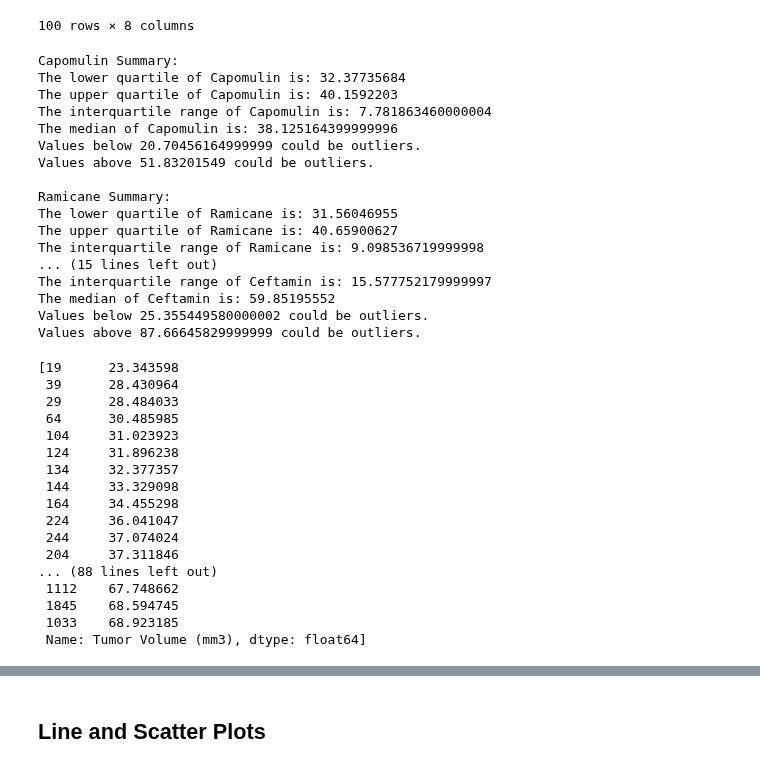
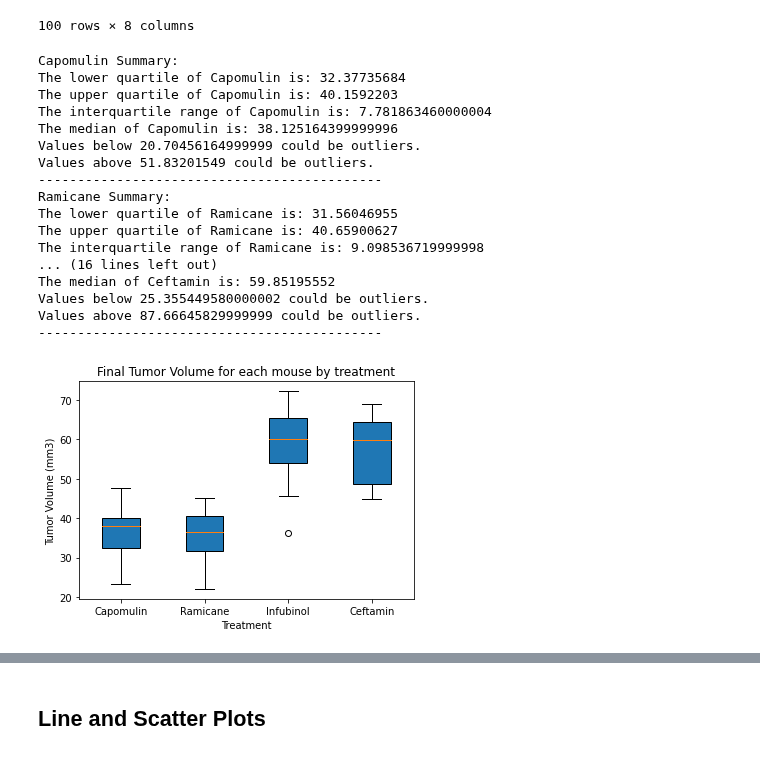
Before and after one commit to LP-116/matplotlib-challenge, a Jupyter notebook: pymaceuticals_starter.ipynb, the cells around one changed output, grey strips where cells are left out. Drawn from its saved outputs; the diff is of its cells as text; code cells hidden in the pictures.

```diff
--- a/pymaceuticals_starter.ipynb
+++ b/pymaceuticals_starter.ipynb
@@ -327,7 +327,7 @@ for drug in treatments:
     upper_bound = upperq + (1.5*iqr)
     print(f"Values below {lower_bound} could be outliers.")
     print(f"Values above {upper_bound} could be outliers.")
-    print(f" ")
+    print(f"-------------------------------------------- ")
 # %% [output]
 Capomulin Summary:
 The lower quartile of Capomulin is: 32.37735684
@@ -336,35 +336,23 @@ The interquartile range of Capomulin is: 7.781863460000004
 The median of Capomulin is: 38.125164399999996
 Values below 20.70456164999999 could be outliers.
 Values above 51.83201549 could be outliers.
-
+--------------------------------------------
 Ramicane Summary:
 The lower quartile of Ramicane is: 31.56046955
 The upper quartile of Ramicane is: 40.65900627
 The interquartile range of Ramicane is: 9.098536719999998
-... (15 lines left out)
-The interquartile range of Ceftamin is: 15.577752179999997
+... (16 lines left out)
 The median of Ceftamin is: 59.85195552
 Values below 25.355449580000002 could be outliers.
 Values above 87.66645829999999 could be outliers.
+--------------------------------------------
-# %%
-tumor_vol
-# %% [output]
-[19      23.343598
- 39      28.430964
- 29      28.484033
- 64      30.485985
- 104     31.023923
- 124     31.896238
- 134     32.377357
- 144     33.329098
- 164     34.455298
- 224     36.041047
- 244     37.074024
- 204     37.311846
-... (88 lines left out)
- 1112    67.748662
- 1845    68.594745
- 1033    68.923185
- Name: Tumor Volume (mm3), dtype: float64]
+# %%
+plt.title("Final Tumor Volume for each mouse by treatment")
+plt.ylabel("Tumor Volume (mm3)")
+plt.xlabel("Treatment")
+plt.boxplot(tumor_vol, labels=(treatments),flierprops=red_square/ patch_artist=True)
+plt.show()
+# %% [output]
+[figure, added]
 # %%
 # Generate a box plot of the final tumor volume of each mouse across four regimens of interest
```
Also changed, not shown: parts of 4 cells of this notebook.
